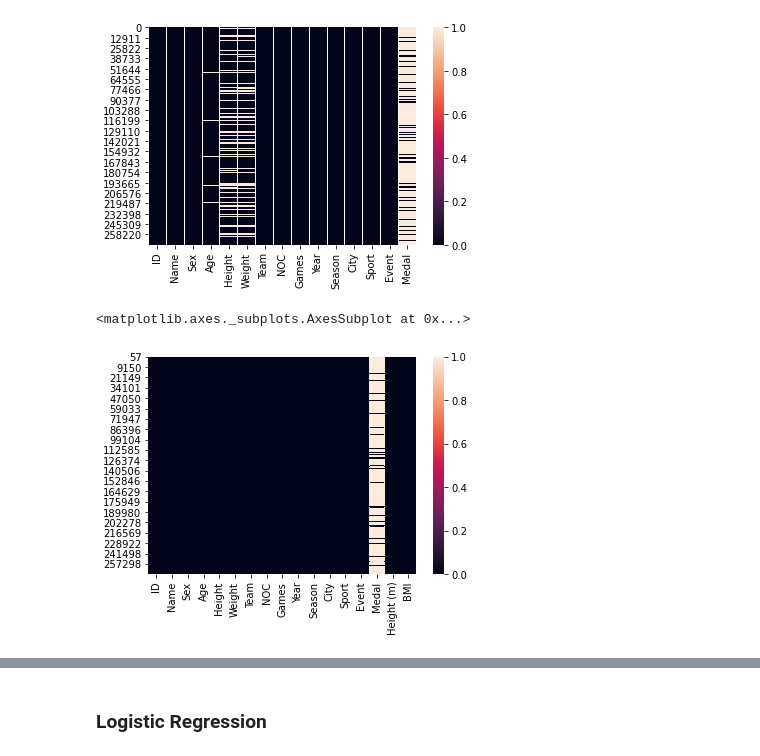
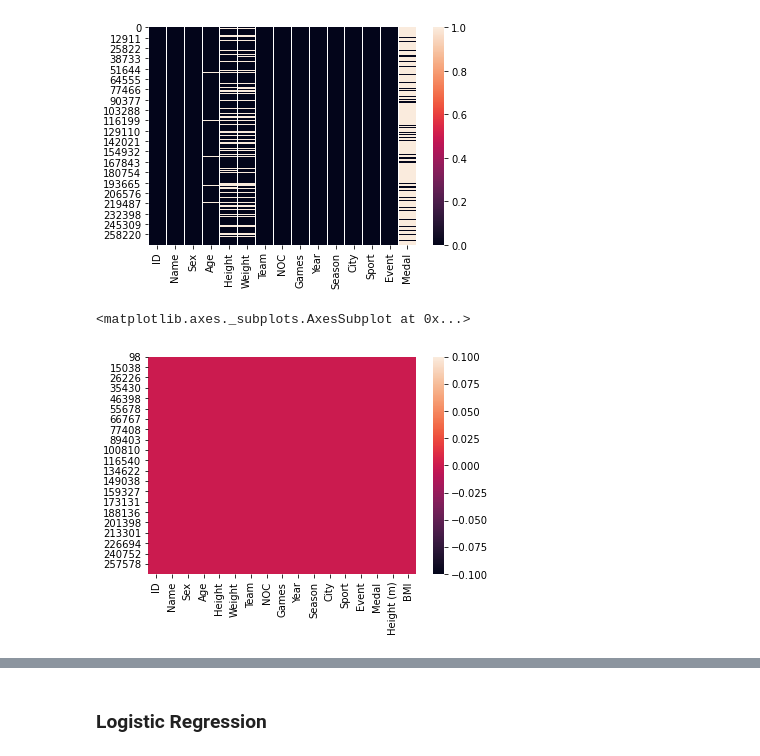
Before and after one commit to abejones26/2016_Olympic_Predictions, a Jupyter notebook: Olympic.ipynb, the cells around one changed output, grey strips where cells are left out. Saved outputs shown, nothing was run; the diff lists cells and outputs as text; code cells hidden in the pictures.

```diff
--- a/Olympic.ipynb
+++ b/Olympic.ipynb
@@ -13,6 +13,7 @@ import seaborn as sns
 
 from math import log
 # %%
-# ds2 = pd.read_csv("https://abe-southside-final-project.s3.us-east-2.amazonaws.com/athletes.csv",index_col=[0])
-# ds2.dtypes
-# ds2.head()
+# # https://www.kaggle.com/pavanraj159/olympics-history-1896-2016/data
+olympics = pd.read_csv("https://abe-southside-final-project.s3.us-east-2.amazonaws.com/athlete_events.csv",index_col=[0])
+olympics.dtypes
+olympics.count()
@@ -19,4 +36,5 @@ from math import log
 # %%
-# https://www.kaggle.com/pavanraj159/olympics-history-1896-2016/data
-olympics = pd.read_csv('athlete_events.csv')
-olympics.head()
+# # https://www.kaggle.com/pavanraj159/olympics-history-1896-2016/data
+# olympics = pd.read_csv('athlete_events.csv')
+# olympics.head()
+# olympics.count()
@@ -34,20 +45,35 @@ sns.heatmap(olympics.isnull())
 <matplotlib.axes._subplots.AxesSubplot at 0x...>
 [figure]
 # %%
+countries = ['USA','BRA','GER','AUS','FRA']
 sports = ['Athletics']
 
+olympics = olympics[olympics['NOC'].isin(countries)]
 olympics = olympics[olympics['Season'] == 'Summer']
-olympics = olympics[olympics['Sport'].isin(sports)]
-olympics = olympics[olympics['Year']< 2016]
-olympics = olympics[olympics['Sex']== 'M']
+# olympics = olympics[olympics['Sport'].isin(sports)]
+# olympics = olympics[olympics['Sex']== 'M']
 olympics = olympics[olympics['Height'].notna()]
 olympics = olympics[olympics['Age'].notna()]
 olympics['Height (m)'] = olympics['Height']/100
 olympics = olympics[olympics['Weight'].notna()]
 olympics['BMI'] = round(olympics['Weight']/(olympics['Height (m)']*olympics['Height (m)']),2)
 # olympics = olympics[olympics['Medal'] == 'Gold']
 # This data helps us visualize where the null values exist
+
+
+# wins = ['Gold','Bronze']
+
+# olympics = olympics[olympics['Medal'].isin(wins)]
+
+olympics.loc[(olympics['Medal'] == 'Gold'),'Medal']='Medal'
+olympics.loc[(olympics['Medal'] == 'Silver'),'Medal']='Medal'
+olympics.loc[(olympics['Medal'] == 'Bronze'),'Medal']='Medal'
+olympics.loc[(olympics['Medal'].isna()),'Medal']= 'Non-Medal'
+
+olympics_df = olympics[olympics['Year']< 2016]
+olympics_2016 = olympics[olympics['Year'] == 2016]
+
 sns.heatmap(olympics.isnull())
 # %% [output]
 <matplotlib.axes._subplots.AxesSubplot at 0x...>
-[figure, old version]
+[figure, new version]
```
Also changed, not shown: parts of 21 cells of this notebook.
